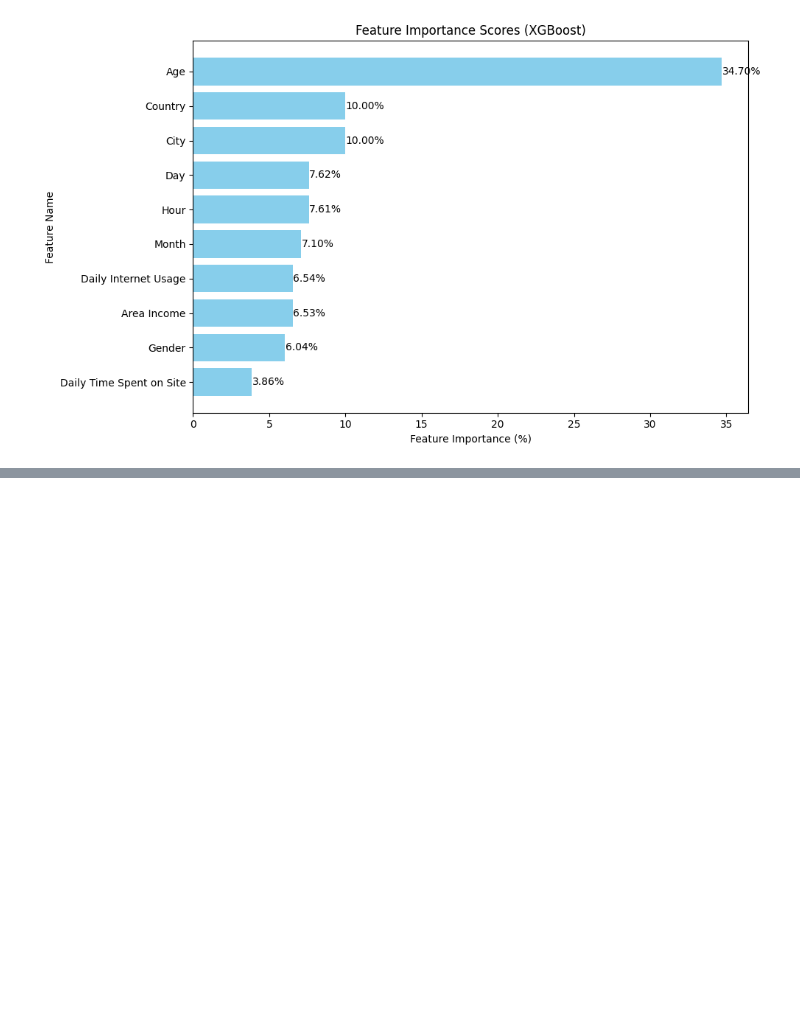
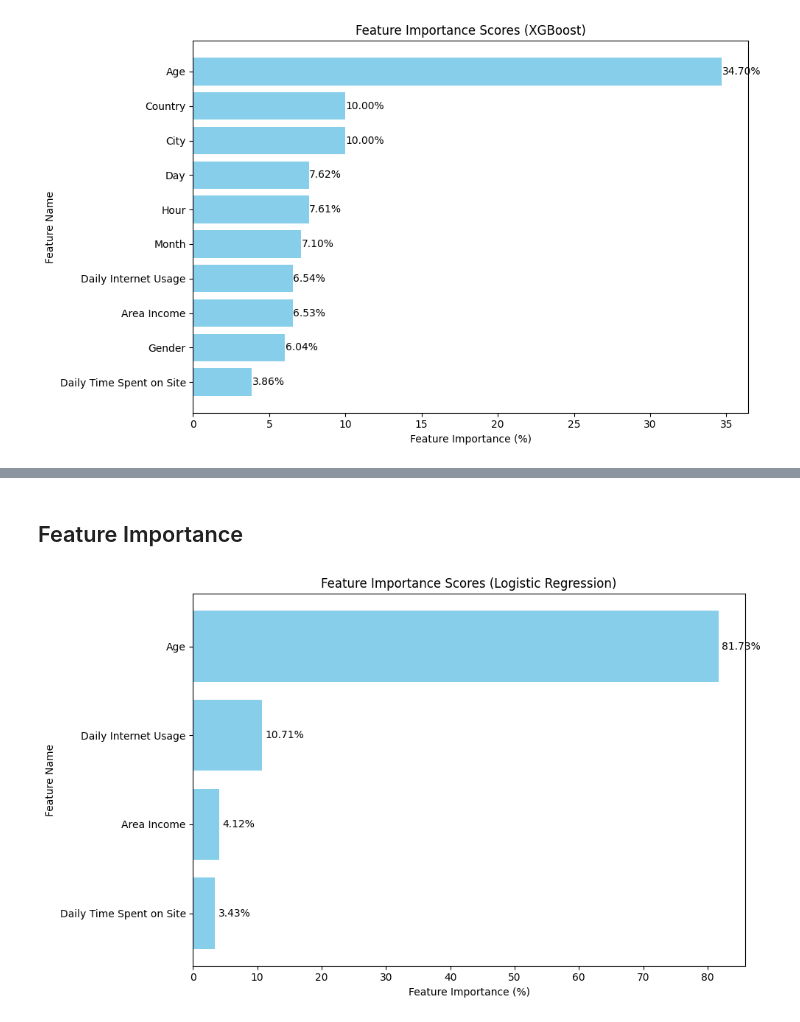
Before and after one commit to thaychansy/click-through-rate-prediction, a Jupyter notebook: click_through_rate_prediction.ipynb, the cells around one changed output, grey strips where cells are left out. Cells and saved outputs as stored; diff of their text form; code cells hidden in the pictures; blank space fills up the shorter version.

```diff
--- a/click_through_rate_prediction.ipynb
+++ b/click_through_rate_prediction.ipynb
@@ -269,0 +305,16 @@ plt.show()
+# %%
+# Initialize the logistic regression model
+model = LogisticRegression()
+
+# Hyperparameter tuning with GridSearchCV
+param_grid = {
+    'C': [0.01, 0.1, 1, 10, 100],
+    'penalty': ['l1', 'l2', 'elasticnet', 'none'],
+    'solver': ['lbfgs', 'saga']
+}
+
+grid_search = GridSearchCV(model, param_grid, cv=5, scoring='accuracy')
+grid_search.fit(X_train, y_train)
+
+# Best model from grid search
+best_model = grid_search.best_estimator_
@@ -269,0 +354,31 @@ plt.show()
+# %% [markdown]
+## Feature Importance
+# %%
+# Get feature importance using the coefficients of the logistic regression model
+feature_importances = np.abs(best_model.coef_[0])
+feature_names = ['Daily Time Spent on Site', 'Age', 'Area Income', 'Daily Internet Usage']
+
+# Normalize the importance values to percentages
+total_importance = sum(feature_importances)
+percentage_importances = (feature_importances / total_importance) * 100
+
+# Create a DataFrame for visualization
+feature_importance_df = pd.DataFrame({'feature': feature_names, 'importance': percentage_importances})
+feature_importance_df = feature_importance_df.sort_values(by='importance', ascending=False)
+
+# Plot feature importance
+plt.figure(figsize=(10, 6))
+plt.barh(feature_importance_df['feature'], feature_importance_df['importance'], color='skyblue')
+plt.xlabel('Feature Importance (%)')
+plt.ylabel('Feature Name')
+plt.title('Feature Importance Scores (Logistic Regression)')
+plt.gca().invert_yaxis()
+
+# Add percentage labels on top of bars
+for i, v in enumerate(feature_importance_df['importance']):
+    plt.text(v + 0.5, i, f"{v:.2f}%", va='center')
+
+plt.tight_layout()
+plt.show()
+# %% [output]
+[figure, added]
```
Also changed, not shown: parts of 11 cells of this notebook.
